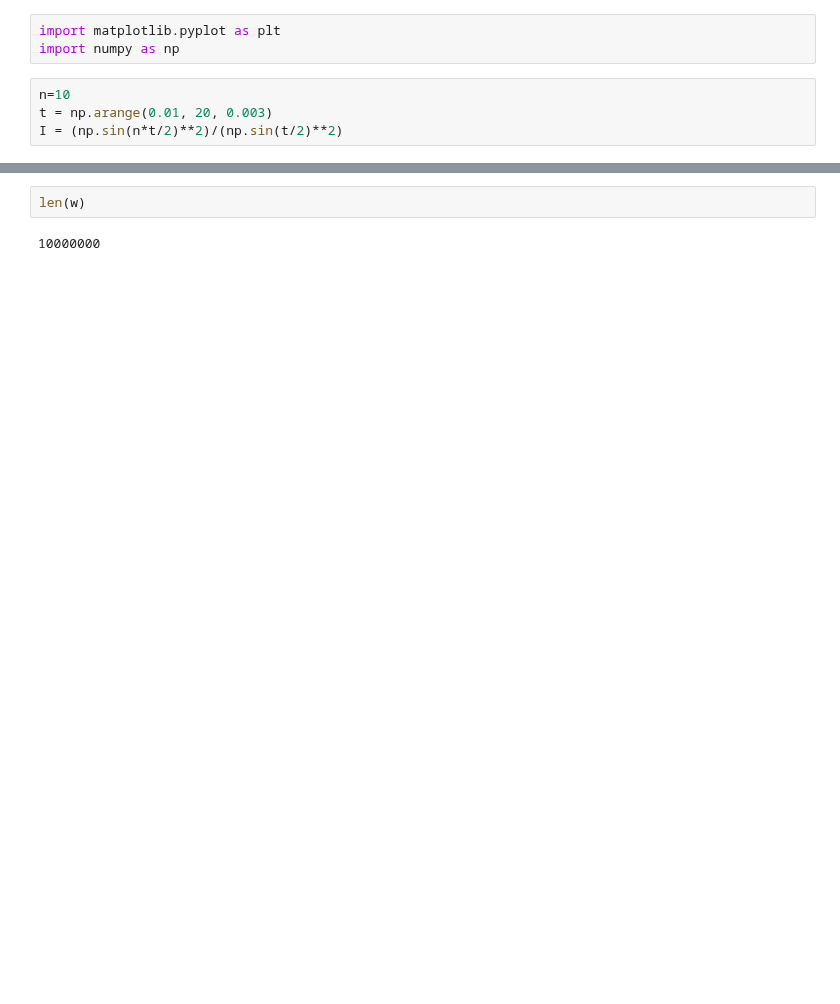
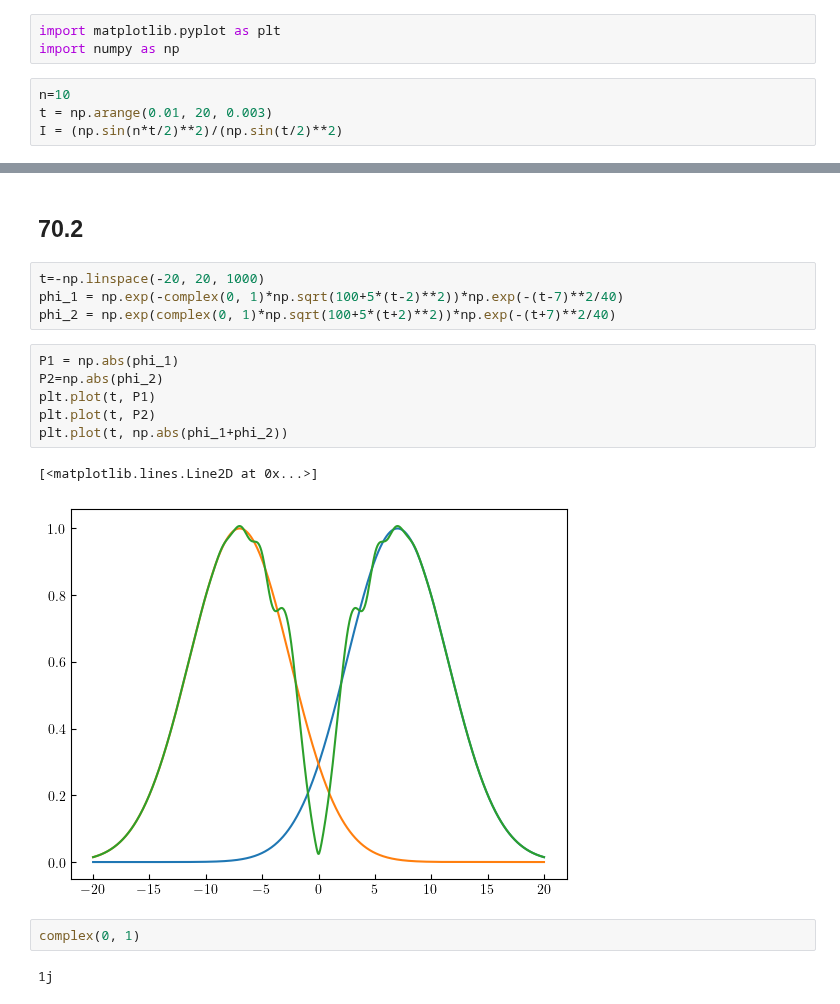
Before and after one commit to Julia-KAERI/FeynmanLecturesOnPhysics, a Jupyter notebook: src/notebooks/vol1_2.ipynb, the cells around one changed output, grey strips where cells are left out. Cells and saved outputs as stored; diff of their text form; blank space fills up the shorter version.

```diff
--- a/src/notebooks/vol1_2.ipynb
+++ b/src/notebooks/vol1_2.ipynb
@@ -24,4 +24,19 @@ plt.plot(w, Iw)
-# %%
-len(w)
-# %% [output]
-10000000
+# %% [markdown]
+## 70.2
+# %%
+t=-np.linspace(-20, 20, 1000)
+phi_1 = np.exp(-complex(0, 1)*np.sqrt(100+5*(t-2)**2))*np.exp(-(t-7)**2/40)
+phi_2 = np.exp(complex(0, 1)*np.sqrt(100+5*(t+2)**2))*np.exp(-(t+7)**2/40)
+# %%
+P1 = np.abs(phi_1)
+P2=np.abs(phi_2)
+plt.plot(t, P1)
+plt.plot(t, P2)
+plt.plot(t, np.abs(phi_1+phi_2))
+# %% [output]
+[<matplotlib.lines.Line2D at 0x...>]
+[figure, added]
+# %%
+complex(0, 1)
+# %% [output]
+1j
```
Also changed, not shown: parts of 3 cells of this notebook, 47 other files.
